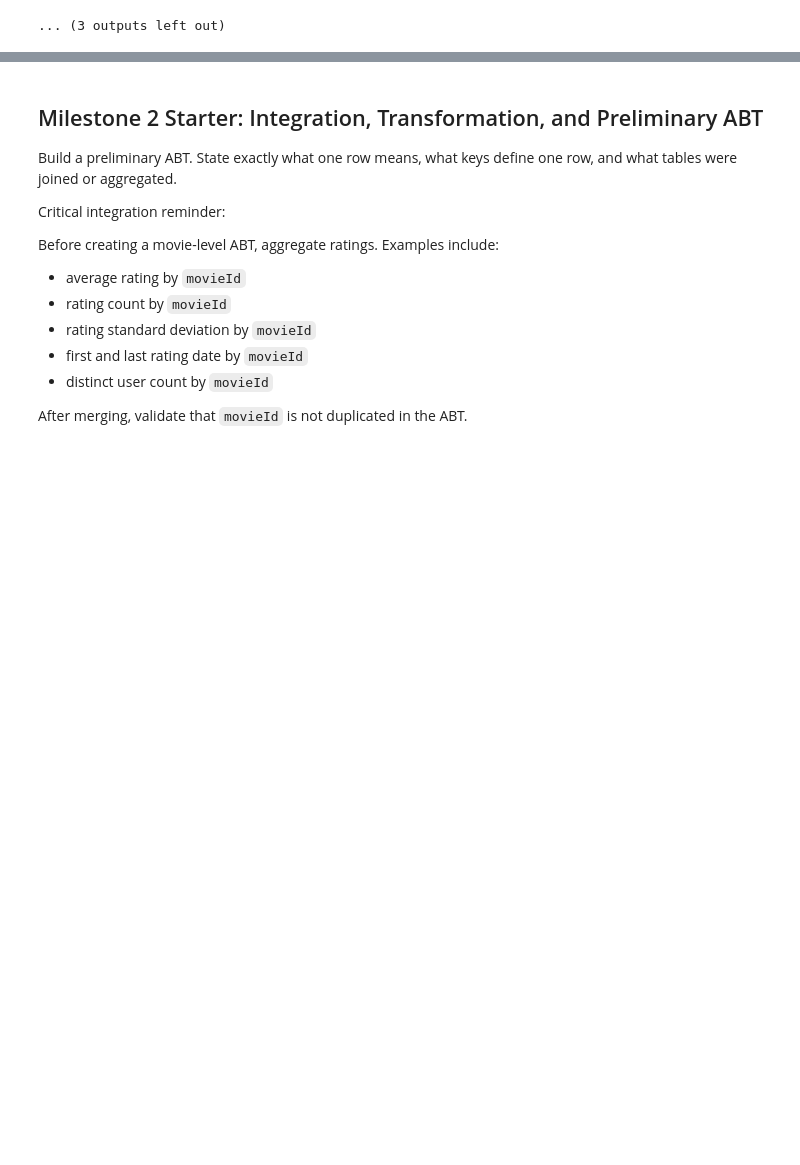
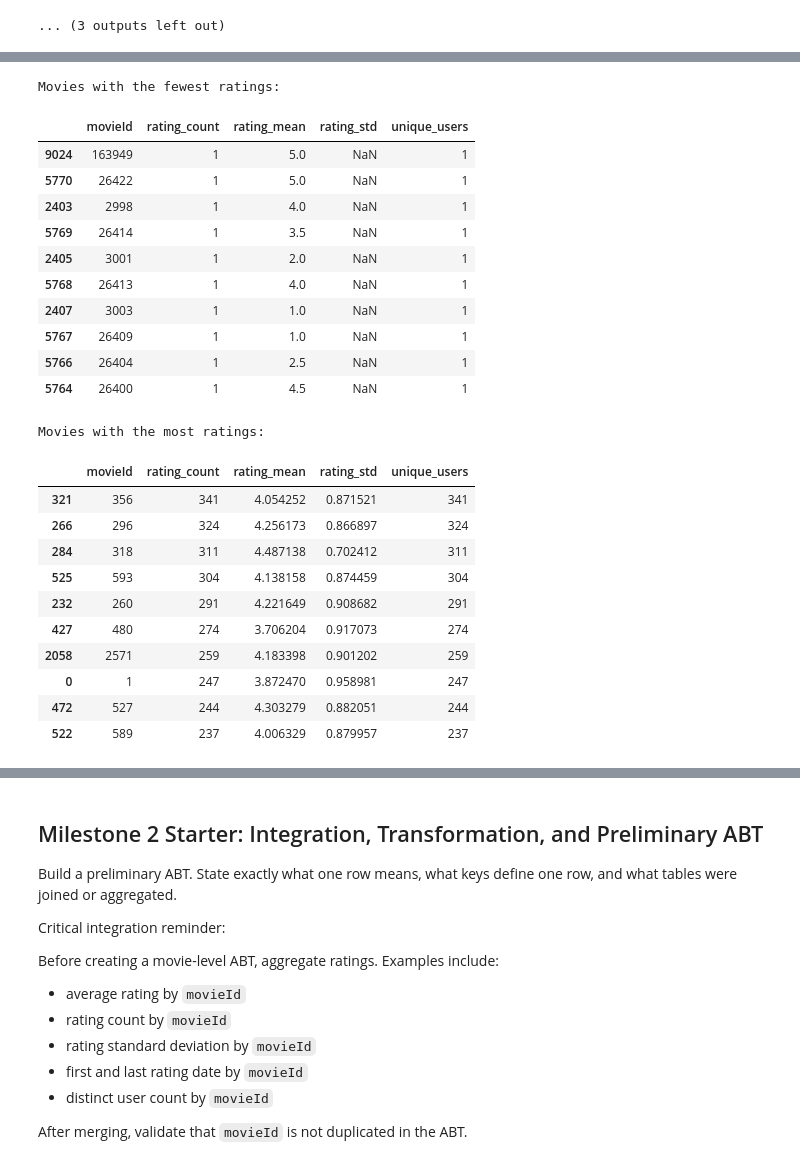
Before and after one commit to YaraAltarawneh/ban6003-Project-YaraAltarawneh, a Jupyter notebook: notebooks/movies_project_starter.ipynb, the cells around one changed output, grey strips where cells are left out. Drawn from its saved outputs; the diff is of its cells as text; code cells hidden in the pictures; blank space fills up the shorter version.

```diff
--- a/notebooks/movies_project_starter.ipynb
+++ b/notebooks/movies_project_starter.ipynb
@@ -349,0 +685,25 @@ credits
+# %%
+# ============================================================
+# STEP 7: MOVIE-LEVEL RATING PROFILE
+# ============================================================
+
+movie_rating_profile = (
+    ratings
+    .groupby("movieId")
+    .agg(
+        rating_count=("rating", "size"),
+        rating_mean=("rating", "mean"),
+        rating_std=("rating", "std"),
+        unique_users=("userId", "nunique")
+    )
+    .reset_index()
+)
+
+print("Number of movies with at least one rating:")
+print(f"{len(movie_rating_profile):,}")
+
+print("\nRating count per movie:")
+display(movie_rating_profile["rating_count"].describe())
+
+print("\nAverage rating across movies:")
+display(movie_rating_profile["rating_mean"].describe())
@@ -349,0 +760,41 @@ credits
+# %%
+# Movies with the fewest and most ratings
+
+print("Movies with the fewest ratings:")
+display(
+    movie_rating_profile
+    .sort_values("rating_count")
+    .head(10)
+)
+
+print("\nMovies with the most ratings:")
+display(
+    movie_rating_profile
+    .sort_values("rating_count", ascending=False)
+    .head(10)
+)
+# %% [output]
+Movies with the fewest ratings:
+|  | movieId | rating_count | rating_mean | rating_std | unique_users |
+| 9024 | 163949 | 1 | 5.0 | NaN | 1 |
+| 5770 | 26422 | 1 | 5.0 | NaN | 1 |
+| 2403 | 2998 | 1 | 4.0 | NaN | 1 |
+| 5769 | 26414 | 1 | 3.5 | NaN | 1 |
+| 2405 | 3001 | 1 | 2.0 | NaN | 1 |
+| 5768 | 26413 | 1 | 4.0 | NaN | 1 |
+| 2407 | 3003 | 1 | 1.0 | NaN | 1 |
+| 5767 | 26409 | 1 | 1.0 | NaN | 1 |
+| 5766 | 26404 | 1 | 2.5 | NaN | 1 |
+| 5764 | 26400 | 1 | 4.5 | NaN | 1 |
+Movies with the most ratings:
+|  | movieId | rating_count | rating_mean | rating_std | unique_users |
+| 321 | 356 | 341 | 4.054252 | 0.871521 | 341 |
+| 266 | 296 | 324 | 4.256173 | 0.866897 | 324 |
+| 284 | 318 | 311 | 4.487138 | 0.702412 | 311 |
+| 525 | 593 | 304 | 4.138158 | 0.874459 | 304 |
+| 232 | 260 | 291 | 4.221649 | 0.908682 | 291 |
+| 427 | 480 | 274 | 3.706204 | 0.917073 | 274 |
+| 2058 | 2571 | 259 | 4.183398 | 0.901202 | 259 |
+| 0 | 1 | 247 | 3.872470 | 0.958981 | 247 |
+| 472 | 527 | 244 | 4.303279 | 0.882051 | 244 |
+| 522 | 589 | 237 | 4.006329 | 0.879957 | 237 |
```
Also changed, not shown: parts of 33 cells of this notebook.
